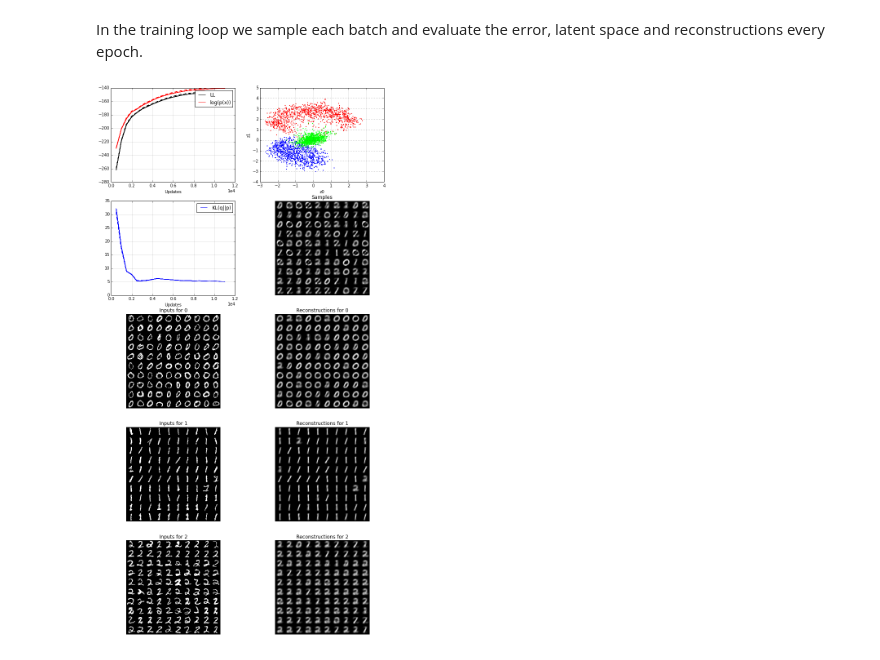
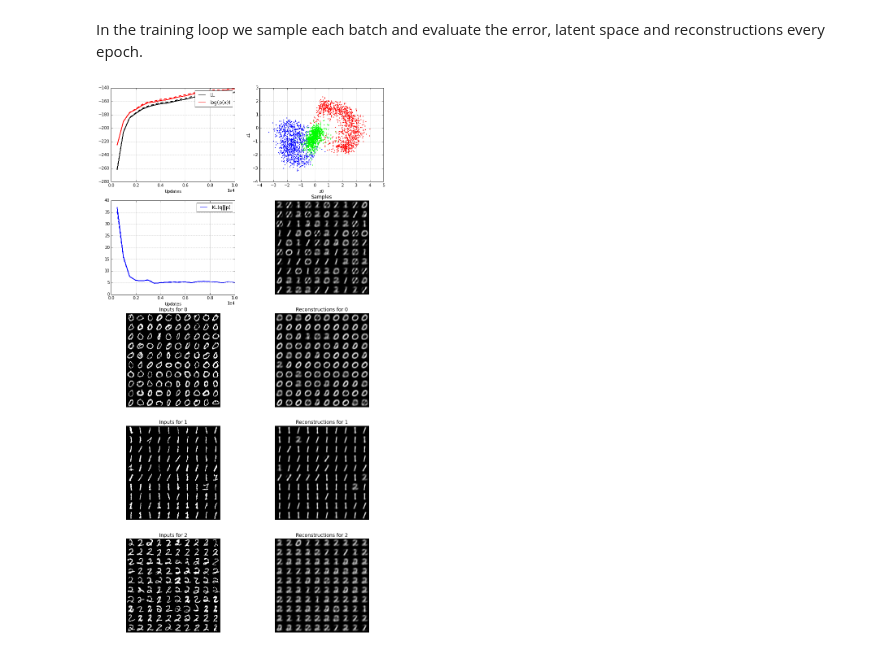
Before and after one commit to DeepLearningDTU/variational-autoencoders-summerschool-2016, a Jupyter notebook: lab3/lab3_VAE.ipynb, the cells around one changed output. Drawn from its saved outputs; the diff is of its cells as text; code cells hidden in the pictures.

```diff
--- a/lab3/lab3_VAE.ipynb
+++ b/lab3/lab3_VAE.ipynb
@@ -204,7 +204,7 @@ f_recon = theano.function(inputs=[sym_x],
 In the training loop we sample each batch and evaluate the error, latent space and reconstructions every epoch.
 # %%
 batch_size = 100
-samples_to_process = 3e6
+samples_to_process = 1e4
 val_interval = 5e2
 
 LL_train, KL_train, logpx_train = [],[],[]
@@ -283,31 +283,31 @@ try:
             c=0
             for k in range(5, 5 + num_classes*2, 2):
                 plt.subplot(num_classes+2,2,k)
                 plt.cla()
                 plt.title('Inputs for %i' % c)
                 plt.axis('off')
                 idx = 0
                 canvas = np.zeros((28*10, 10*28))
                 for i in range(10):
                     for j in range(10):
                         canvas[i*28:(i+1)*28, j*28:(j+1)*28] = x_valid[targets_valid==c][idx].reshape((28, 28))
                         idx += 1
                 plt.imshow(canvas, cmap='gray')
 
                 plt.subplot(num_classes+2,2,k+1)
                 plt.cla()
                 plt.title('Reconstructions for %i' % c)
                 plt.axis('off')
                 idx = 0
                 canvas = np.zeros((28*10, 10*28))
                 for i in range(10):
                     for j in range(10):
                         canvas[i*28:(i+1)*28, j*28:(j+1)*28] = x_recon[targets_valid==c][idx].reshape((28, 28))
                         idx += 1
                 plt.imshow(canvas, cmap='gray')
                 c += 1
 
 except KeyboardInterrupt:
     pass
 # %% [output]
-[figure, old version]
+[figure, new version]
```
Also changed, not shown: parts of 5 cells of this notebook, 2 other files.
